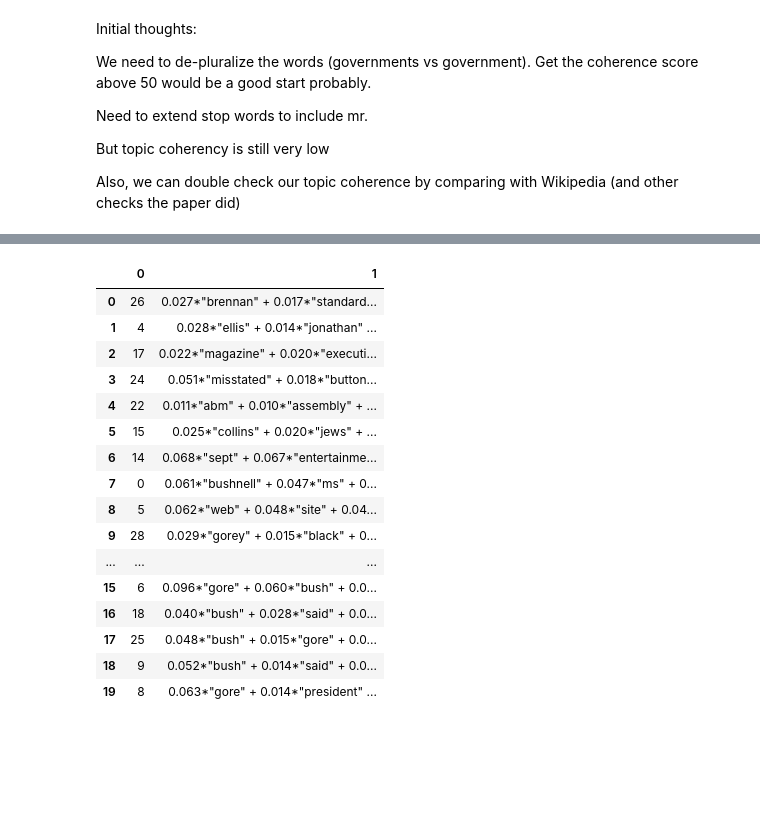
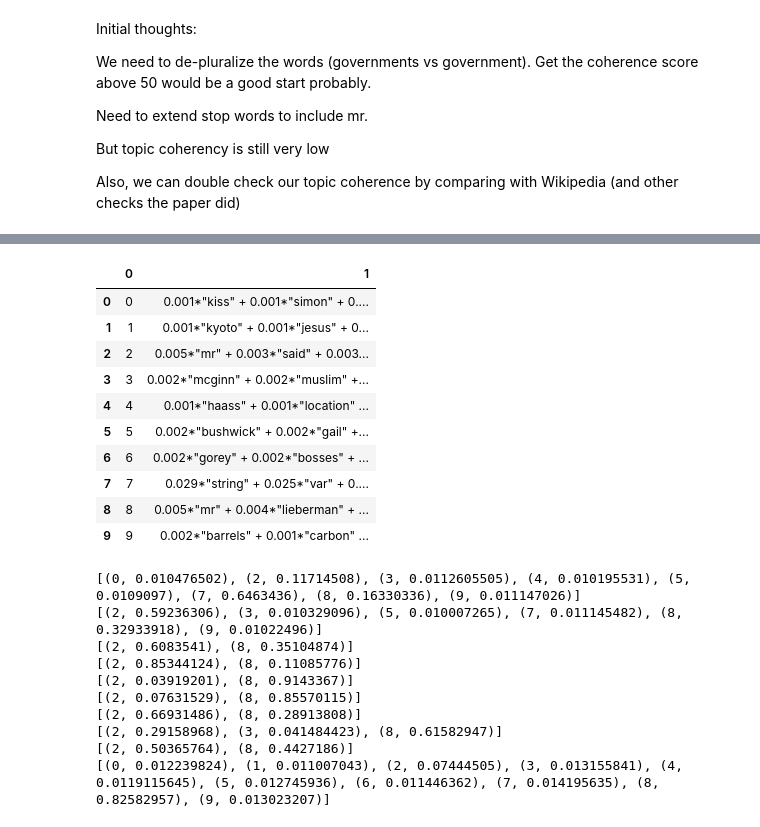
Before and after one commit to Jagaskak/CourseProject, a Jupyter notebook: Untitled.ipynb, the cells around one changed output, grey strips where cells are left out. Drawn from its saved outputs; the diff is of its cells as text; code cells hidden in the pictures; blank space fills up the shorter version.

```diff
--- a/Untitled.ipynb
+++ b/Untitled.ipynb
@@ -27,6 +33,6 @@ import matplotlib.pyplot as plt
 # %%
 stop_words = stopwords.words('english')
-stop_words.extend(['mr'])
+# stop_words.extend(['mr', 'ms', 'said'])
 # %%
 # def lemmatize(content, tags=['NOUN', 'ADJ', 'VERB', 'ADV']):
 #     nlp = spacy.load('en', disable=['parser', 'ner'])
@@ -56,4 +59,5 @@ But I'm increasingly considering bigrams because there are a lot of words that s
 # %%
+# New York Times Data
 rows = []
 dates = []
 articles = []
@@ -61,7 +65,7 @@ for month in range(5, 11):
     with open("Data/NYTimes/"+ str(month) + ".txt") as f:
         for i, line in enumerate(f):
             date, article = line.split(",", 1)
-            timestamp = datetime.datetime.strptime(date, "%Y-%m-%dT%H:%M:%S%z")
+            timestamp = datetime.datetime.strptime(date, "%Y-%m-%dT%H:%M:%S%z").date()
             tokenized = tokenize(article)
             destopped = remove_stopwords(tokenized)
 
@@ -69,6 +73,8 @@ for month in range(5, 11):
             dates.append(timestamp)
             rows.append([timestamp, destopped])
 
-df = pd.DataFrame(rows, columns=["date", "content"])
-df
+nytimes = pd.DataFrame(rows, columns=["Date", "Content"])
+unique_dates = sorted(list(set(nytimes["Date"])))
+# print (unique_dates)
+nytimes
 # %% [output]
@@ -96,14 +152,14 @@ id2word = corpora.Dictionary(articles)
 
 # Term Document Frequency
 corpus = [id2word.doc2bow(text) for text in articles]
+doc_word_cnts = (np.array([np.array([(id2word[id], freq) for id, freq in cp]) for cp in corpus]))
 
-
+# TF-IDF seems to give better coherence (but it wasn't in the paper...)
 tfidf = models.TfidfModel(corpus)
-corpus = tfidf[corpus]
-
+tfidf_corpus = tfidf[corpus]
 
 # Human readable format of corpus (term-frequency)
-[[(id2word[id], freq) for id, freq in cp] for cp in corpus[:1]]
+[[(id2word[id], freq) for id, freq in cp] for cp in tfidf_corpus[:1]]
 # %% [output]
 [[('ago', 0.07712049873418031),
   ('awesome', 0.23220574510227418),
@@ -124,13 +180,15 @@ corpus = tfidf[corpus]
   ('years', 0.05159983565074285)]]
 # %%
 # Build LDA model
+k = 10
 lda_model = gensim.models.ldamodel.LdaModel(corpus=corpus,
                                            id2word=id2word,
-                                           num_topics=20,
-                                           minimum_phi_value=0.2, # min threshold for word probabilities
-#                                            passes=10,
+                                           num_topics=k,
+#                                            minimum_phi_value=0.5, # min threshold for word probabilities
+                                           passes=2,
                                            alpha='auto',  # assuming that topic distribution is assymetric. Not all topics equally represented in corpus.
-                                           update_every=1,
+                                           eta='auto',
+                                           update_every=1, # online or batch processing (everything is on disk, so use online)
                                            per_word_topics=True)
 
 # Compute Perplexity
@@ -181,23 +259,33 @@ Also, we can double check our topic coherence by comparing with Wikipedia (and o
 # %%
 # Select the model and print the topics
-df = pd.DataFrame(lda_model.print_topics())
+
 pd.options.display.max_colwidth = None
-display(df)
+display(pd.DataFrame(lda_model.print_topics()))
 # %% [output]
 |  | 0 | 1 |
-| 0 | 26 | 0.027*"brennan" + 0.017*"standard... |
-| 1 | 4 | 0.028*"ellis" + 0.014*"jonathan" ... |
-| 2 | 17 | 0.022*"magazine" + 0.020*"executi... |
-| 3 | 24 | 0.051*"misstated" + 0.018*"button... |
-| 4 | 22 | 0.011*"abm" + 0.010*"assembly" + ... |
-| 5 | 15 | 0.025*"collins" + 0.020*"jews" + ... |
-| 6 | 14 | 0.068*"sept" + 0.067*"entertainme... |
-| 7 | 0 | 0.061*"bushnell" + 0.047*"ms" + 0... |
-| 8 | 5 | 0.062*"web" + 0.048*"site" + 0.04... |
-| 9 | 28 | 0.029*"gorey" + 0.015*"black" + 0... |
-| ... | ... | ... |
-| 15 | 6 | 0.096*"gore" + 0.060*"bush" + 0.0... |
-| 16 | 18 | 0.040*"bush" + 0.028*"said" + 0.0... |
-| 17 | 25 | 0.048*"bush" + 0.015*"gore" + 0.0... |
-| 18 | 9 | 0.052*"bush" + 0.014*"said" + 0.0... |
-| 19 | 8 | 0.063*"gore" + 0.014*"president" ... |
+| 0 | 0 | 0.001*"kiss" + 0.001*"simon" + 0.... |
+| 1 | 1 | 0.001*"kyoto" + 0.001*"jesus" + 0... |
+| 2 | 2 | 0.005*"mr" + 0.003*"said" + 0.003... |
+| 3 | 3 | 0.002*"mcginn" + 0.002*"muslim" +... |
+| 4 | 4 | 0.001*"haass" + 0.001*"location" ... |
+| 5 | 5 | 0.002*"bushwick" + 0.002*"gail" +... |
+| 6 | 6 | 0.002*"gorey" + 0.002*"bosses" + ... |
+| 7 | 7 | 0.029*"string" + 0.025*"var" + 0.... |
+| 8 | 8 | 0.005*"mr" + 0.004*"lieberman" + ... |
+| 9 | 9 | 0.002*"barrels" + 0.001*"carbon" ... |
+# %%
+document_topics = lda_model.get_document_topics(corpus)
+date_doc_topics = list(zip(nytimes["Date"], lda_model.get_document_topics(corpus)))
+for l in document_topics[:10]:
+    print (l)
+# %% [output]
+[(0, 0.010476502), (2, 0.11714508), (3, 0.0112605505), (4, 0.010195531), (5, 0.0109097), (7, 0.6463436), (8, 0.16330336), (9, 0.011147026)]
+[(2, 0.59236306), (3, 0.010329096), (5, 0.010007265), (7, 0.011145482), (8, 0.32933918), (9, 0.01022496)]
+[(2, 0.6083541), (8, 0.35104874)]
+[(2, 0.85344124), (8, 0.11085776)]
+[(2, 0.03919201), (8, 0.9143367)]
+[(2, 0.07631529), (8, 0.85570115)]
+[(2, 0.66931486), (8, 0.28913808)]
+[(2, 0.29158968), (3, 0.041484423), (8, 0.61582947)]
+[(2, 0.50365764), (8, 0.4427186)]
+[(0, 0.012239824), (1, 0.011007043), (2, 0.07444505), (3, 0.013155841), (4, 0.0119115645), (5, 0.012745936), (6, 0.011446362), (7, 0.014195635), (8, 0.82582957), (9, 0.013023207)]
```
Also changed, not shown: parts of 23 cells of this notebook.
